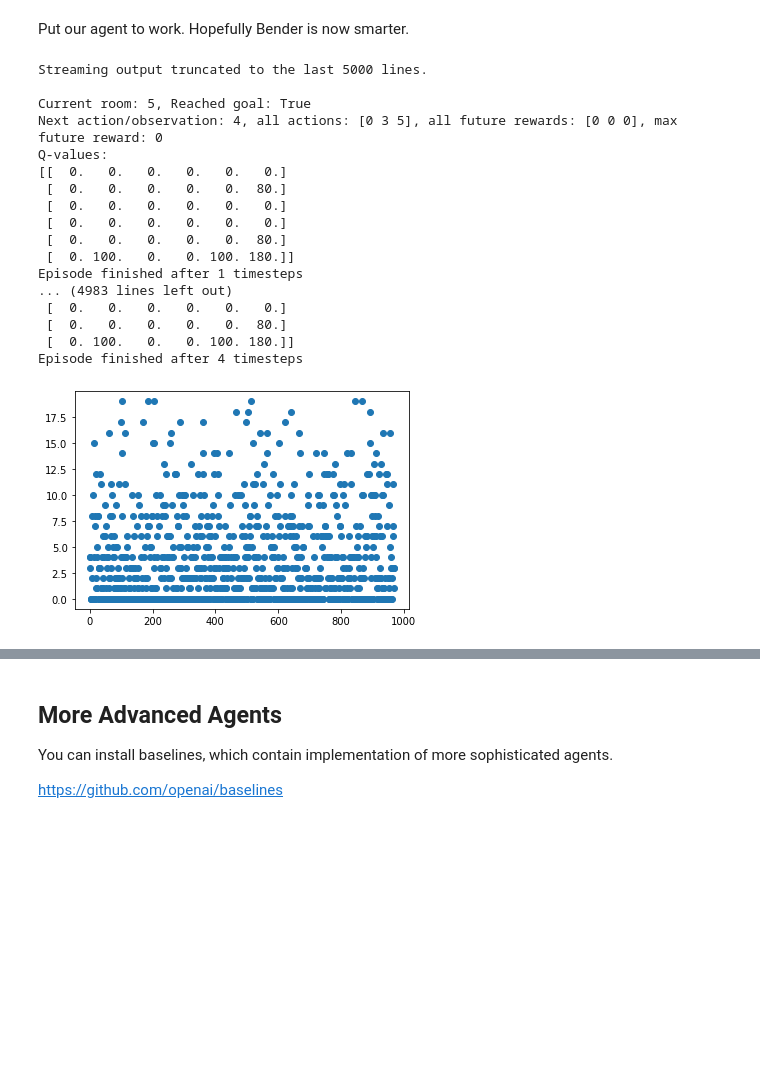
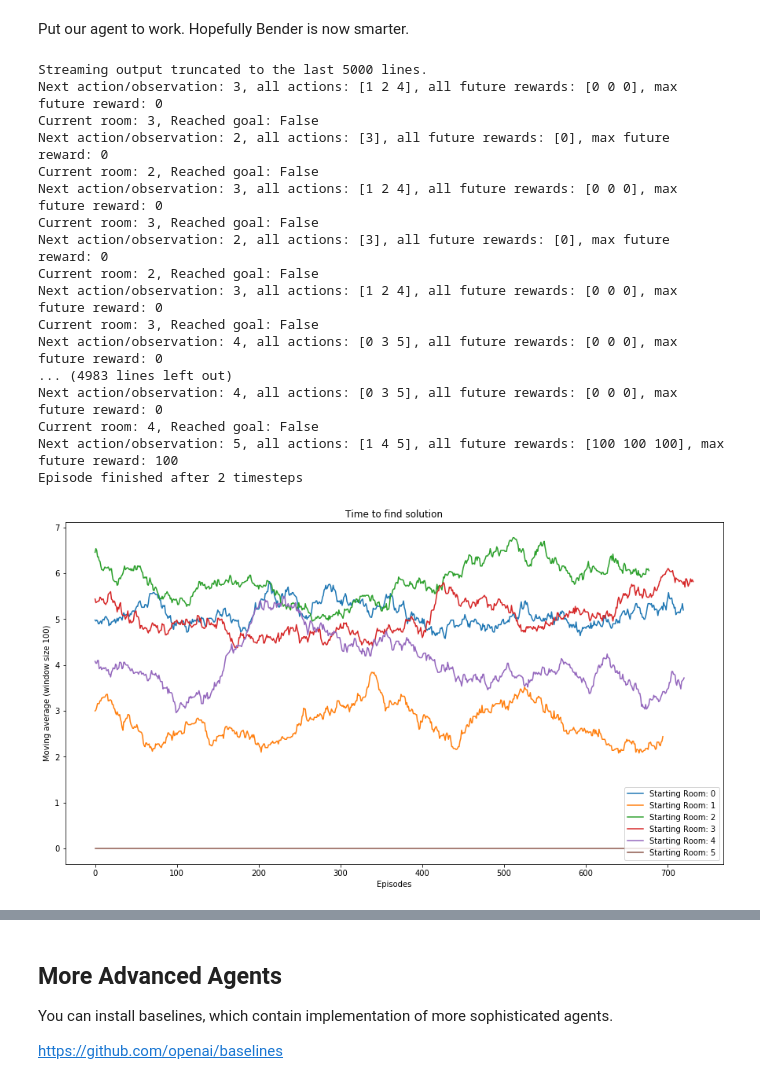
Before and after one commit to lisaong/diec, a Jupyter notebook: day4/rl/path_finding_demo.ipynb, the cells around one changed output, grey strips where cells are left out. Drawn from its saved outputs; the diff is of its cells as text; code cells hidden in the pictures; blank space fills up the shorter version.

```diff
--- a/day4/rl/path_finding_demo.ipynb
+++ b/day4/rl/path_finding_demo.ipynb
@@ -278,7 +278,7 @@ from gym import spaces
 
 class QLearningAgent:
   """Basic Q-Learning Agent"""
-  def __init__(self, rewards, gamma=0.8):
+  def __init__(self, rewards, gamma=0.8, verbose=False):
     """rewards: the rewards matrix
     gamma: the discount factor in considering future rewards
     """
@@ -290,6 +290,7 @@ class QLearningAgent:
     self.actions = np.arange(rewards.shape[0])
 
     self.gamma = gamma
+    self.verbose = verbose
 
     # Initialise the Q-matrix to zeros:
     # dimensions (row=state, cols=actions)
@@ -321,9 +322,10 @@ class QLearningAgent:
 {future_rewards.max()}')
 
     # update the Q matrix
-    self.Q[observation][self.action] = self.rewards[observation][self.action] + \
-      self.gamma * future_rewards.max()
-    print(f'Q-values:\n{self.Q}')
+    self.Q[observation][self.action] = self.rewards[observation][self.action] \
+      + self.gamma * future_rewards.max()
+    if self.verbose:
+      print(f'Q-values:\n{self.Q}')
 
     return self.action
 # %%
@@ -351,13 +353,13 @@ Q-values:
 Put our agent to work. Hopefully Bender is now smarter.
 # %%
 # Global state
-EPISODE_COUNT = 1000
+EPISODE_COUNT = 5000
 STEPS_PER_EPISODE = 20
 done = False
 reward = 0
 
 # Track how many timesteps it took to finish
-timesteps_history = []
+history = {start:[] for start in range(R.shape[0])}
 
 # Create our environment (Fry's home), and our new agent
 env = gym.make('gym_fryshome:fryshome-v0', rewards=R)
@@ -365,6 +367,7 @@ bender_v2 = QLearningAgent(rewards=R)
 
 for episode in range(EPISODE_COUNT):
   observation = env.reset()
+  start = observation
 
   for t in range(STEPS_PER_EPISODE):
     env.render()
@@ -377,34 +380,50 @@ for episode in range(EPISODE_COUNT):
 
     if done:
       print(f'Episode finished after {t+1} timesteps\n')
-      timesteps_history.append(t)
+      history[start].append(t)
       done = False # reset for next episode
       break
 
 env.close()
 # %% [output]
 Streaming output truncated to the last 5000 lines.
-
-Current room: 5, Reached goal: True
+Next action/observation: 3, all actions: [1 2 4], all future rewards: [0 0 0], max future reward: 0
+Current room: 3, Reached goal: False
+Next action/observation: 2, all actions: [3], all future rewards: [0], max future reward: 0
+Current room: 2, Reached goal: False
+Next action/observation: 3, all actions: [1 2 4], all future rewards: [0 0 0], max future reward: 0
+Current room: 3, Reached goal: False
+Next action/observation: 2, all actions: [3], all future rewards: [0], max future reward: 0
+Current room: 2, Reached goal: False
+Next action/observation: 3, all actions: [1 2 4], all future rewards: [0 0 0], max future reward: 0
+Current room: 3, Reached goal: False
 Next action/observation: 4, all actions: [0 3 5], all future rewards: [0 0 0], max future reward: 0
-Q-values:
-[[  0.   0.   0.   0.   0.   0.]
- [  0.   0.   0.   0.   0.  80.]
- [  0.   0.   0.   0.   0.   0.]
- [  0.   0.   0.   0.   0.   0.]
- [  0.   0.   0.   0.   0.  80.]
- [  0. 100.   0.   0. 100. 180.]]
-Episode finished after 1 timesteps
 ... (4983 lines left out)
- [  0.   0.   0.   0.   0.   0.]
- [  0.   0.   0.   0.   0.  80.]
- [  0. 100.   0.   0. 100. 180.]]
-Episode finished after 4 timesteps
+Next action/observation: 4, all actions: [0 3 5], all future rewards: [0 0 0], max future reward: 0
+Current room: 4, Reached goal: False
+Next action/observation: 5, all actions: [1 4 5], all future rewards: [100 100 100], max future reward: 100
+Episode finished after 2 timesteps
-# %%
-# plot the history
-
-import matplotlib.pyplot as plt
-plt.scatter(np.arange(len(timesteps_history)), timesteps_history)
-plt.show()
-# %% [output]
-[figure, removed]
+# %%
+# plot the history as a moving average
+import matplotlib.pyplot as plt
+
+def moving_average(a, n):
+  # https://stackoverflow.com/questions/14313510/how-to-calculate-moving-average-using-numpy
+  ret = np.cumsum(a, dtype=float)
+  ret[n:] = ret[n:] - ret[:-n]
+  return ret[n - 1:] / n
+
+fig, ax = plt.subplots(figsize=(15, 8))
+
+window_size = 100
+for start, ts in history.items():
+  ax.plot(moving_average(ts, window_size), label=f'Starting Room: {start}')
+
+ax.set_title(f'Time to find solution')
+ax.set_xlabel(f'Episodes')
+ax.set_ylabel(f'Moving average (window size: {window_size})')
+
+ax.legend()
+plt.show()
+# %% [output]
+[figure, added]
```
Also changed, not shown: parts of 2 cells of this notebook.
